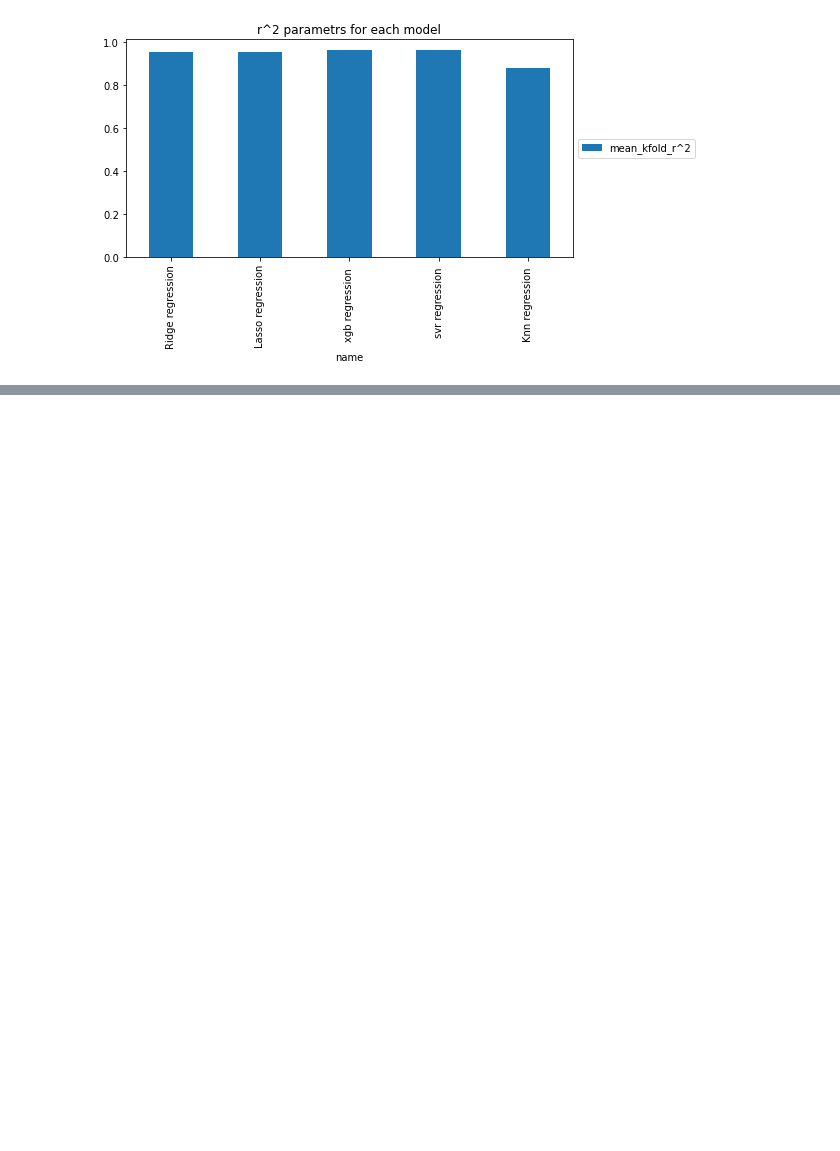
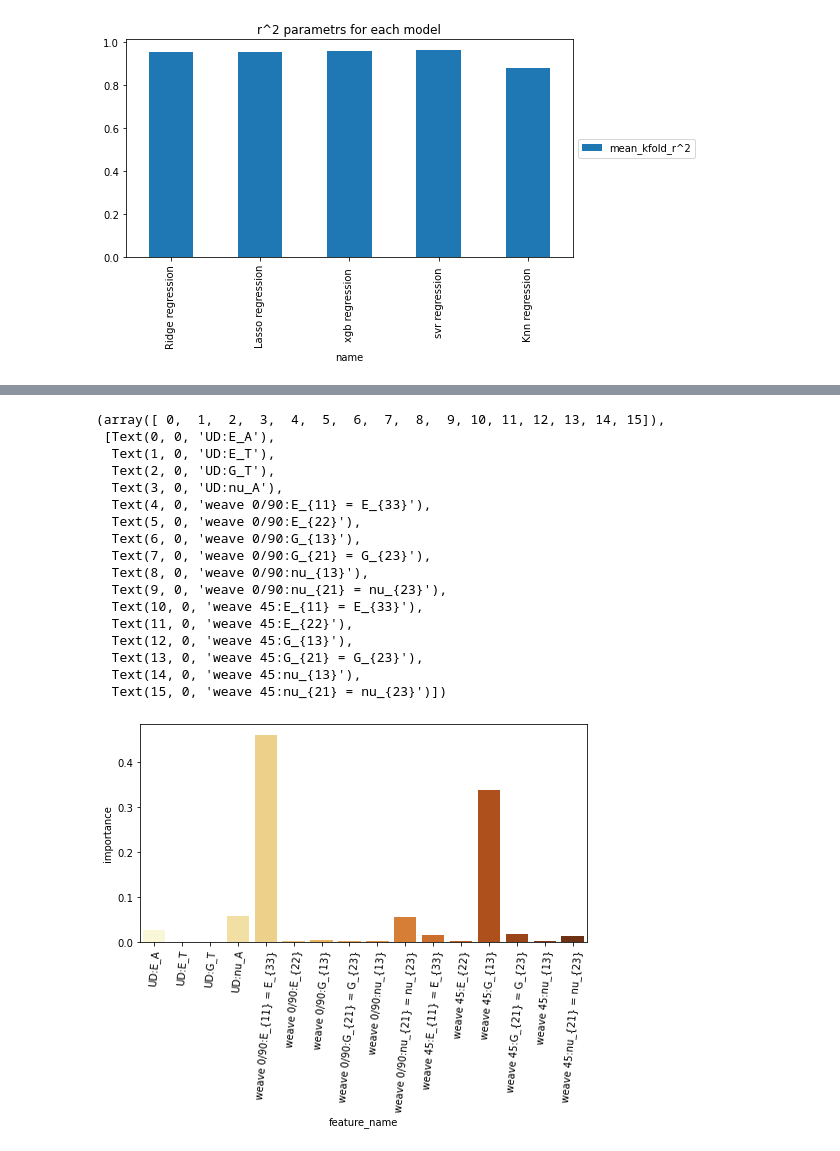
Before and after one commit to itayzaada/DCB_prediction_Using_Machine_Learning, a Jupyter notebook: Prediction of the ERR for mode I (DCB) for a composite laminate with arbitrary properties using ML.ipynb, the cells around one changed output, grey strips where cells are left out. Saved outputs shown, nothing was run; the diff lists cells and outputs as text; code cells hidden in the pictures; blank space fills up the shorter version.

```diff
--- a/Prediction of the ERR for mode I (DCB) for a composite laminate with arbitrary properties using ML.ipynb
+++ b/Prediction of the ERR for mode I (DCB) for a composite laminate with arbitrary properties using ML.ipynb
@@ -760,24 +747,14 @@ plt.show()
 # %%
 #plot_model(tuned_CBR)
 # %%
-# #Feature importace ##
+#Feature importace ##
+fet_im = {} #dict for prediction r^2#
 
-# importance = model.feature_importances_
-# # summarize feature importance
-# for i,v in enumerate(importance):
-# 	print('Feature: %0d, Score: %.5f' % (i,v))
-# # plot feature importance
-# pyplot.bar([x for x in range(len(importance))], importance)
-# pyplot.show()
-
-
-# def select_features(X_train, y_train, X_test):
-# 	# configure to select a subset of features
-# 	fs = SelectFromModel(RandomForestClassifier(n_estimators=1000), max_features=5)
-# 	# learn relationship from training data
-# 	fs.fit(X_train, y_train)
-# 	# transform train input data
-# 	X_train_fs = fs.transform(X_train)
-# 	# transform test input data
-# 	X_test_fs = fs.transform(X_test)
-# 	return X_train_fs, X_test_fs, fs
+importance = xgb_model.feature_importances_
+# summarize feature importance
+counter=0
+for i,v in enumerate(importance):
+    if v > 0.0 :
+        print(("Feature name: "+dfn.columns[counter]),"/Feature number: "+str(i),"/Feature importance: "+str(v))
+        fet_im[dfn.columns[counter]]=v
+    counter=counter+1
@@ -783,0 +778,29 @@ plt.show()
+# %%
+fet_im
+df_fet_im= pd.DataFrame(list(fet_im.items()), columns=['feature_name', 'importance'])
+# %%
+# plot feature importance
+sns.barplot(x = 'feature_name',
+            y = 'importance',
+            data = df_fet_im,
+            palette = "YlOrBr")
+plt.xticks(rotation=85)
+# %% [output]
+(array([ 0,  1,  2,  3,  4,  5,  6,  7,  8,  9, 10, 11, 12, 13, 14, 15]),
+ [Text(0, 0, 'UD:E_A'),
+  Text(1, 0, 'UD:E_T'),
+  Text(2, 0, 'UD:G_T'),
+  Text(3, 0, 'UD:nu_A'),
+  Text(4, 0, 'weave 0/90:E_{11} = E_{33}'),
+  Text(5, 0, 'weave 0/90:E_{22}'),
+  Text(6, 0, 'weave 0/90:G_{13}'),
+  Text(7, 0, 'weave 0/90:G_{21} = G_{23}'),
+  Text(8, 0, 'weave 0/90:nu_{13}'),
+  Text(9, 0, 'weave 0/90:nu_{21} = nu_{23}'),
+  Text(10, 0, 'weave 45:E_{11} = E_{33}'),
+  Text(11, 0, 'weave 45:E_{22}'),
+  Text(12, 0, 'weave 45:G_{13}'),
+  Text(13, 0, 'weave 45:G_{21} = G_{23}'),
+  Text(14, 0, 'weave 45:nu_{13}'),
+  Text(15, 0, 'weave 45:nu_{21} = nu_{23}')])
+[figure, added]
```
Also changed, not shown: parts of 13 cells of this notebook, 1 other file.
